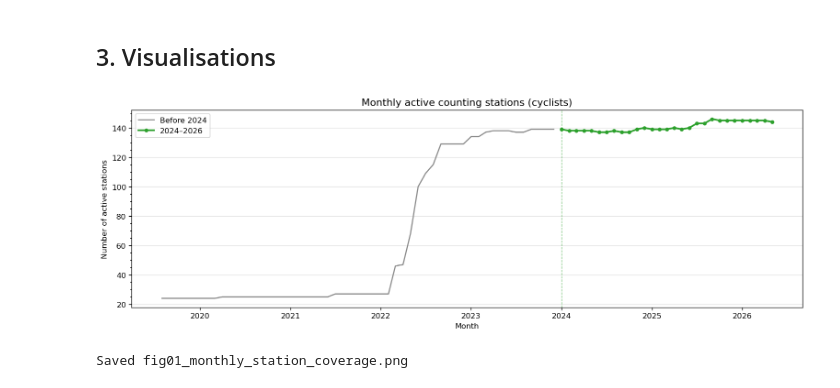
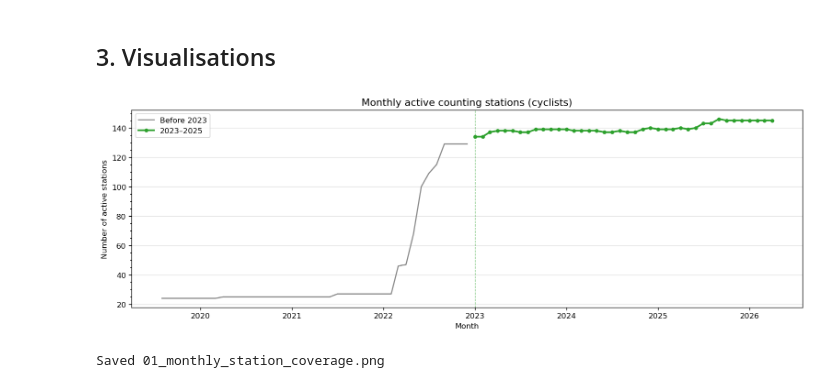
Before and after one commit to Queena34/mda-cycling-weather-group6, a Jupyter notebook: notebooks/01_coverage_analysis.ipynb, the cells around one changed output. Drawn from its saved outputs; the diff is of its cells as text; code cells hidden in the pictures.

```diff
--- a/notebooks/01_coverage_analysis.ipynb
+++ b/notebooks/01_coverage_analysis.ipynb
@@ -208,33 +207,33 @@ cov_y:
 # %% [markdown]
 ## 3. Visualisations
 # %%
-# Fig 01 — Monthly station count line plot (2024+ highlighted in green)
+# Fig 01 — Monthly station count line plot (2023+ highlighted in green)
 cov_ym_s = cov_ym.sort_values(["file_year", "file_month"]).copy()
 cov_ym_s["ym"] = pd.to_datetime(
     cov_ym_s["file_year"].astype(str) + "-" +
     cov_ym_s["file_month"].astype(str).str.zfill(2)
 )
 
-mask_old = cov_ym_s["file_year"] < 2024
-mask_new = cov_ym_s["file_year"] >= 2024
+mask_old = cov_ym_s["file_year"] < 2023
+mask_new = cov_ym_s["file_year"] >= 2023
 
 fig, ax = plt.subplots(figsize=(13, 4.5))
 ax.plot(cov_ym_s.loc[mask_old, "ym"], cov_ym_s.loc[mask_old, "n_stations"],
-        color="#888", lw=1.5, label="Before 2024")
+        color="#888", lw=1.5, label="Before 2023")
 ax.plot(cov_ym_s.loc[mask_new, "ym"], cov_ym_s.loc[mask_new, "n_stations"],
-        color="#2ca02c", lw=2.2, marker="o", ms=4, label="2024–2026")
-ax.axvline(pd.Timestamp("2024-01-01"), color="#2ca02c", lw=0.8, ls="--", alpha=0.6)
+        color="#2ca02c", lw=2.2, marker="o", ms=4, label="2023–2025")
+ax.axvline(pd.Timestamp("2023-01-01"), color="#2ca02c", lw=0.8, ls="--", alpha=0.6)
 ax.set_title("Monthly active counting stations (cyclists)", fontsize=13)
 ax.set_xlabel("Month")
 ax.set_ylabel("Number of active stations")
 ax.legend()
 ax.yaxis.set_minor_locator(mticker.AutoMinorLocator())
 ax.grid(axis="y", alpha=0.3)
 fig.tight_layout()
-fig.savefig(FIGS / "fig01_monthly_station_coverage.png", dpi=150)
+fig.savefig(FIGS / "01_monthly_station_coverage.png", dpi=150)
 plt.show()
-print("Saved fig01_monthly_station_coverage.png")
+print("Saved 01_monthly_station_coverage.png")
 # %% [output]
-[figure, old version]
+[figure, new version]
-Saved fig01_monthly_station_coverage.png
+Saved 01_monthly_station_coverage.png
 # %%
```
Also changed, not shown: parts of 10 cells of this notebook, 2 other files.
